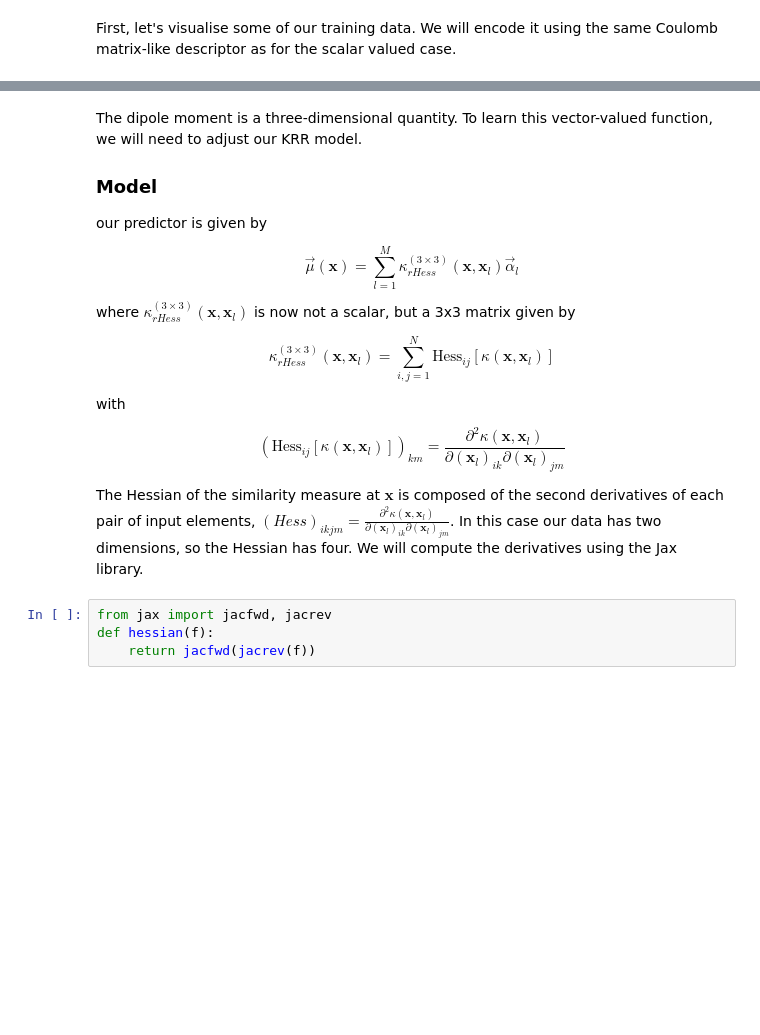
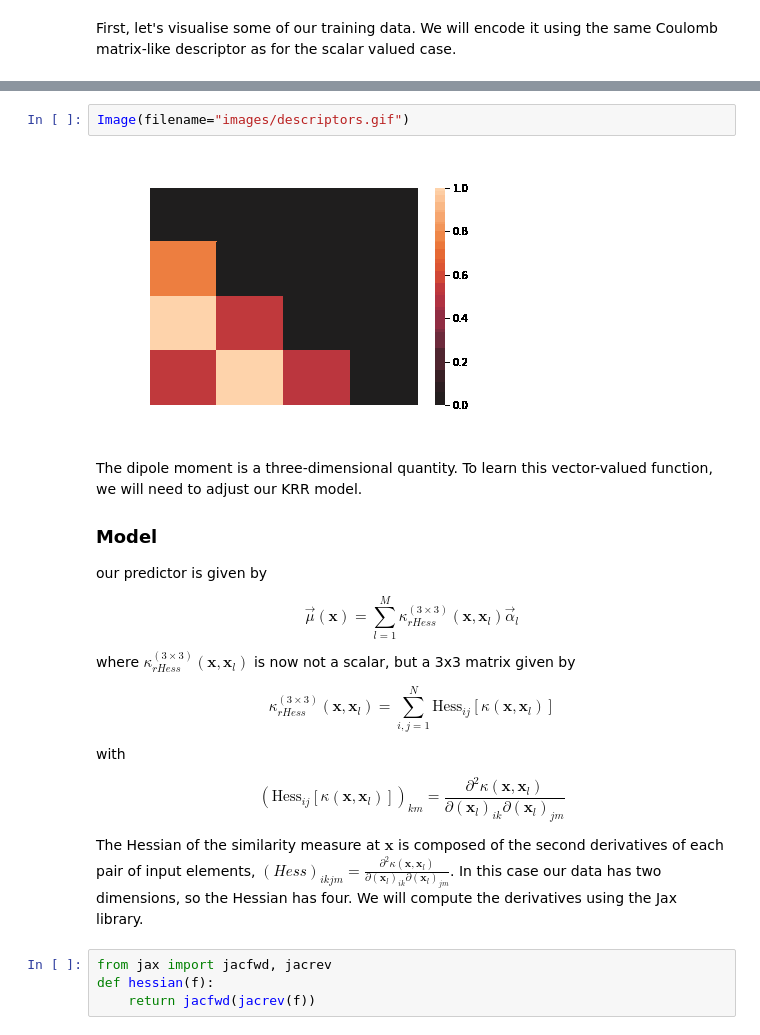
Before and after one commit to boc0/gdml, a Jupyter notebook: dipole.ipynb, the cells around one changed output, grey strips where cells are left out. Drawn from its saved outputs; the diff is of its cells as text; blank space fills up the shorter version.

```diff
--- a/dipole.ipynb
+++ b/dipole.ipynb
@@ -36,21 +32,26 @@ for the first few training samples.
+# %%
+Image(filename="images/descriptors.gif")
+# %% [output]
+[figure, added]
 # %% [markdown]
 The dipole moment is a three-dimensional quantity. To learn this vector-valued function, we will need to adjust our KRR model.
 
 ### Model
 our predictor is given by
 
-$$ \begin{equation} \vec{\mu} (\textbf{x}) = \sum_{l=1}^{M} \kappa_{rHess}^{(3\times 3)}(\textbf{x},\textbf{x}_l) \vec{\alpha}_l \end{equation} $$
+$$
+\vec{\mu} (\textbf{x}) = \sum_{l=1}^{M} \kappa_{rHess}^{(3\times 3)}(\textbf{x},\textbf{x}_l) \vec{\alpha}_l $$
 
 where $\kappa_{rHess}^{(3\times 3)}(\textbf{x},\textbf{x}_l)$ is now not a scalar, but a 3x3 matrix given by
 
-$$ \begin{equation} \kappa_{rHess}^{(3\times 3)}(\textbf{x},\textbf{x}_l) =\sum_{i,j=1}^{N} \text{Hess}_{ij}[\kappa(\textbf{x},\textbf{x}_l)] \end{equation} $$
+$$
+\kappa_{rHess}^{(3\times 3)}(\textbf{x},\textbf{x}_l) =\sum_{i,j=1}^{N} \text{Hess}_{ij}[\kappa(\textbf{x},\textbf{x}_l)]
+$$
 
 with
 
 $$
-\begin{equation}
 (\text{Hess}_{ij}[\kappa(\textbf{x},\textbf{x}_l)])_{km} = \frac{\partial^2 \kappa(\textbf{x},\textbf{x}_l)}{\partial (\textbf{x}_l)_{ik} \partial (\textbf{x}_l)_{jm}}
-\end{equation}
 $$
 
 The Hessian of the similarity measure at $\textbf{x}$ is composed of the second derivatives of each pair of input elements, $(Hess)_{ikjm} = \frac{\partial^2 \kappa(\textbf{x},\textbf{x}_l)}{\partial (\textbf{x}_l)_{ik} \partial (\textbf{x}_l)_{jm}}$. In this case our data has two dimensions, so the Hessian has four. We will compute the derivatives using the Jax library.
```
Also changed, not shown: parts of 10 cells of this notebook, 6 other files.
